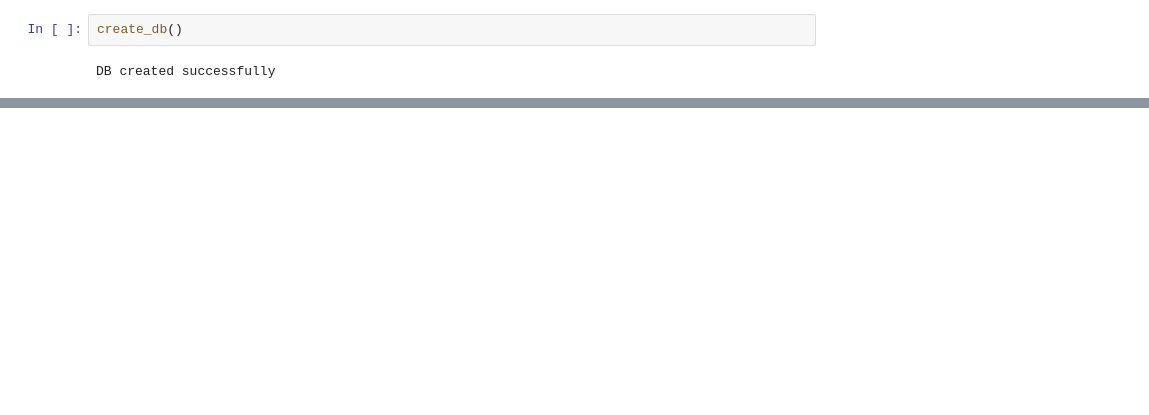
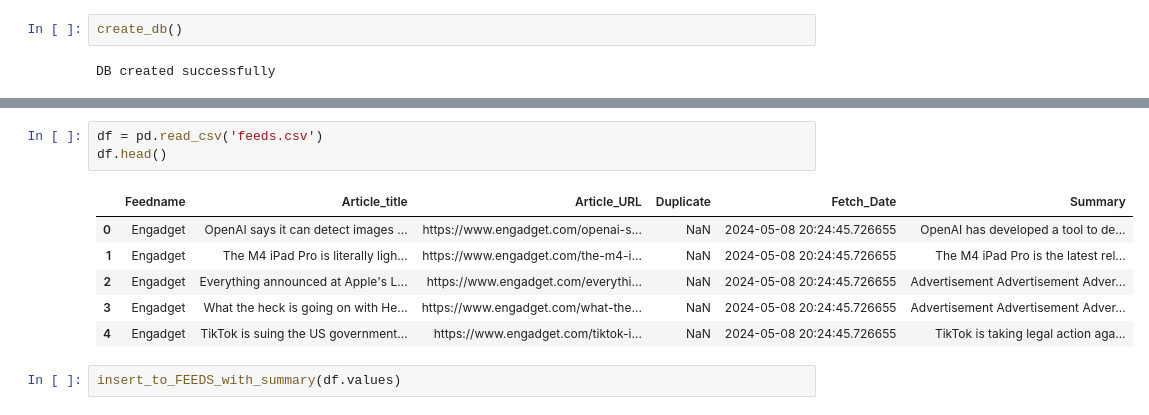
Before and after one commit to lokeshsubramany/DeDuplicate_RSS_with_LLM, a Jupyter notebook: Main.ipynb, the cells around one changed output, grey strips where cells are left out. Saved outputs shown, nothing was run; the diff lists cells and outputs as text; blank space fills up the shorter version.

```diff
--- a/Main.ipynb
+++ b/Main.ipynb
@@ -257,0 +634,12 @@ df.shape
+# %%
+df = pd.read_csv('feeds.csv')
+df.head()
+# %% [output]
+|  | Feedname | Article_title | Article_URL | Duplicate | Fetch_Date | Summary |
+| 0 | Engadget | OpenAI says it can detect images ... | https://www.engadget.com/openai-s... | NaN | 2024-05-08 20:24:45.726655 | OpenAI has developed a tool to de... |
+| 1 | Engadget | The M4 iPad Pro is literally ligh... | https://www.engadget.com/the-m4-i... | NaN | 2024-05-08 20:24:45.726655 | The M4 iPad Pro is the latest rel... |
+| 2 | Engadget | Everything announced at Apple's L... | https://www.engadget.com/everythi... | NaN | 2024-05-08 20:24:45.726655 | Advertisement Advertisement Adver... |
+| 3 | Engadget | What the heck is going on with He... | https://www.engadget.com/what-the... | NaN | 2024-05-08 20:24:45.726655 | Advertisement Advertisement Adver... |
+| 4 | Engadget | TikTok is suing the US government... | https://www.engadget.com/tiktok-i... | NaN | 2024-05-08 20:24:45.726655 | TikTok is taking legal action aga... |
+# %%
+insert_to_FEEDS_with_summary(df.values)
```
Also changed, not shown: parts of 25 cells of this notebook, 5 other files.
